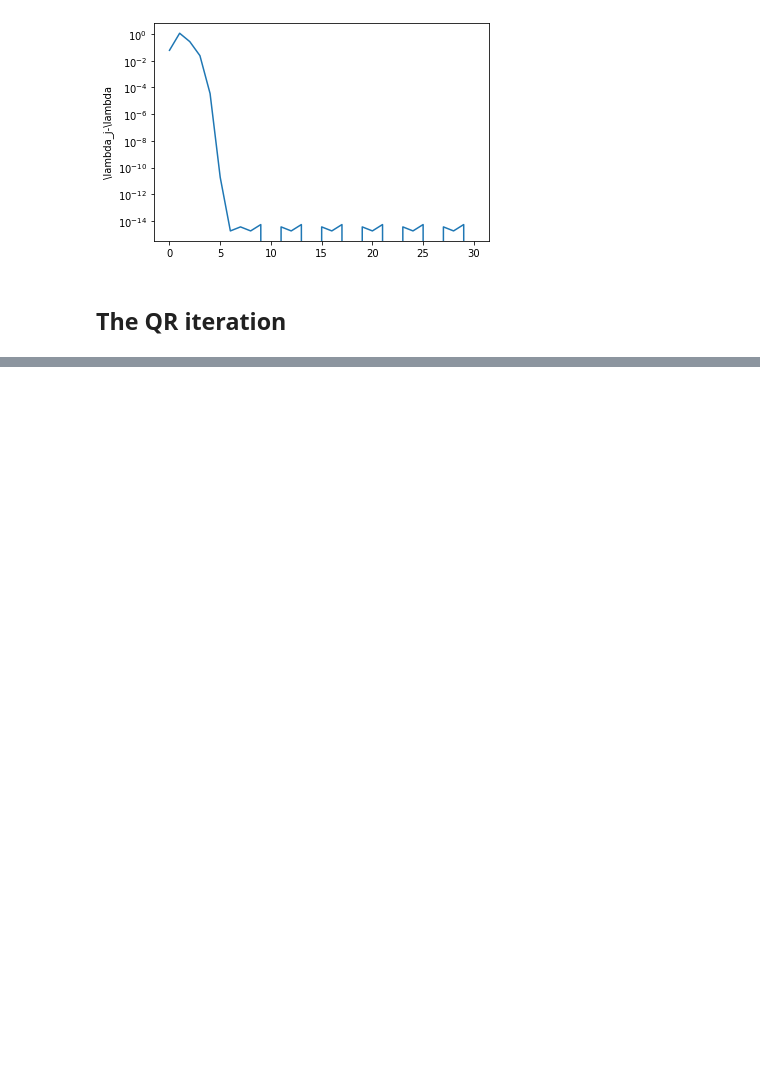
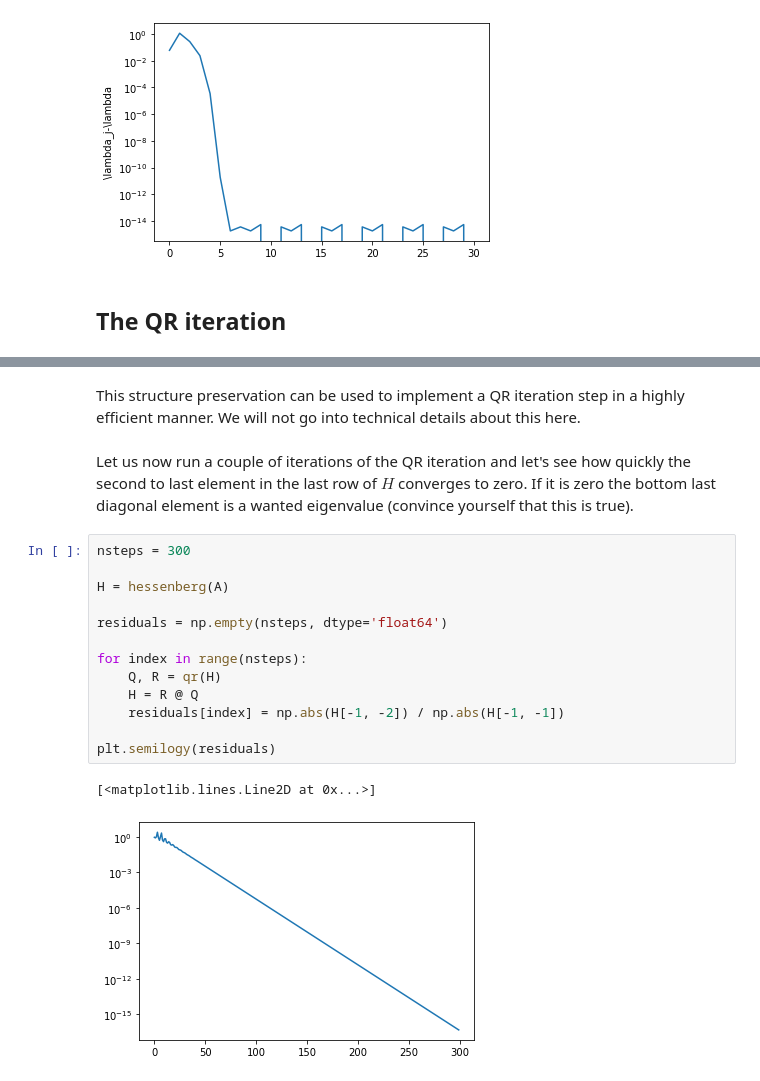
Before and after one commit to tbetcke/math0058_lecture_notes, a Jupyter notebook: _sources/computing_eigenvalues.ipynb, the cells around one changed output, grey strips where cells are left out. Drawn from its saved outputs; the diff is of its cells as text; blank space fills up the shorter version.

```diff
--- a/_sources/computing_eigenvalues_part_1.ipynb
+++ b/_sources/computing_eigenvalues.ipynb
@@ -360,0 +398,20 @@ All three problems can be overcome.
+# %% [markdown]
+This structure preservation can be used to implement a QR iteration step in a highly efficient manner. We will not go into technical details about this here.
+# %% [markdown]
+Let us now run a couple of iterations of the QR iteration and let's see how quickly the second to last element in the last row of $H$ converges to zero. If it is zero the bottom last diagonal element is a wanted eigenvalue (convince yourself that this is true).
+# %%
+nsteps = 300
+
+H = hessenberg(A)
+
+residuals = np.empty(nsteps, dtype='float64')
+
+for index in range(nsteps):
+    Q, R = qr(H)
+    H = R @ Q
+    residuals[index] = np.abs(H[-1, -2]) / np.abs(H[-1, -1])
+
+plt.semilogy(residuals)
+# %% [output]
+[<matplotlib.lines.Line2D at 0x...>]
+[figure, added]
```
Also changed, not shown: parts of 16 cells of this notebook, 41 other files.
